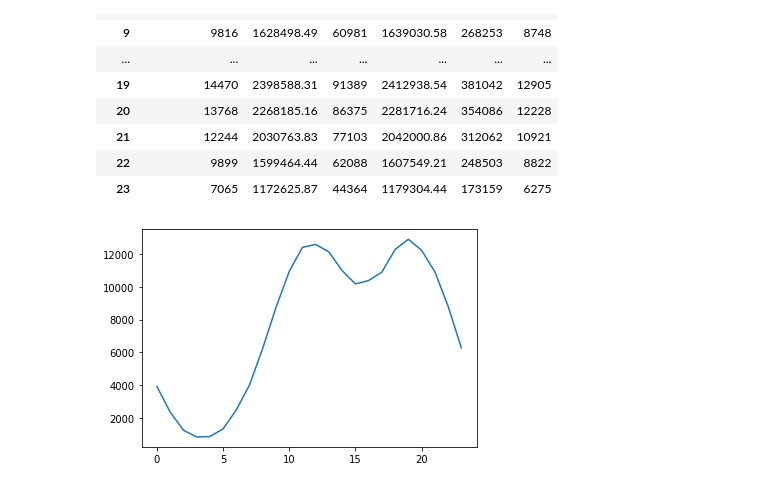
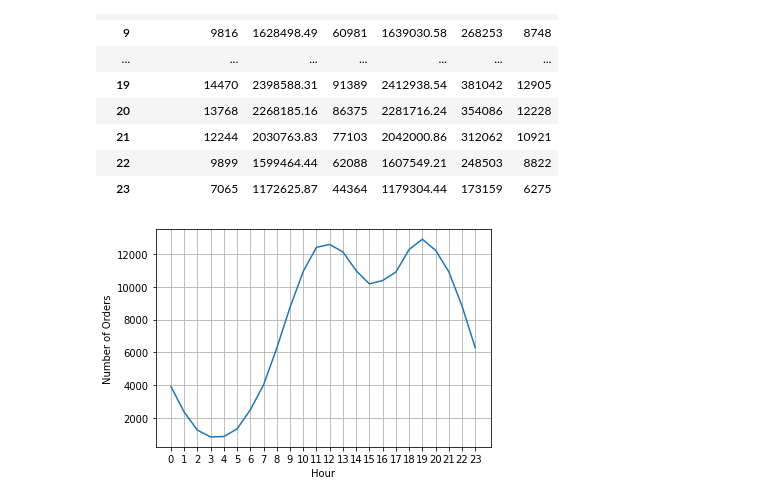
Before and after one commit to muhsinata/data-science-exercises, a Jupyter notebook: project-1/sales-analysis.ipynb, the cells around one changed output. Drawn from its saved outputs; the diff is of its cells as text; code cells hidden in the pictures.

Commit message:
feat: make hourly sales graph more readable

```diff
--- a/project-1/sales-analysis.ipynb
+++ b/project-1/sales-analysis.ipynb
@@ -136,7 +136,11 @@ hours
 | 23 | 7065 | 1172625.87 | 44364 | 1179304.44 | 173159 | 6275 |
 # %%
 plt.plot(range(24), hours["Count"])
+plt.grid()
+plt.xticks(range(24))
+plt.xlabel("Hour")
+plt.ylabel("Number of Orders")
 
 plt.show()
 # %% [output]
-[figure, old version]
+[figure, new version]
```
